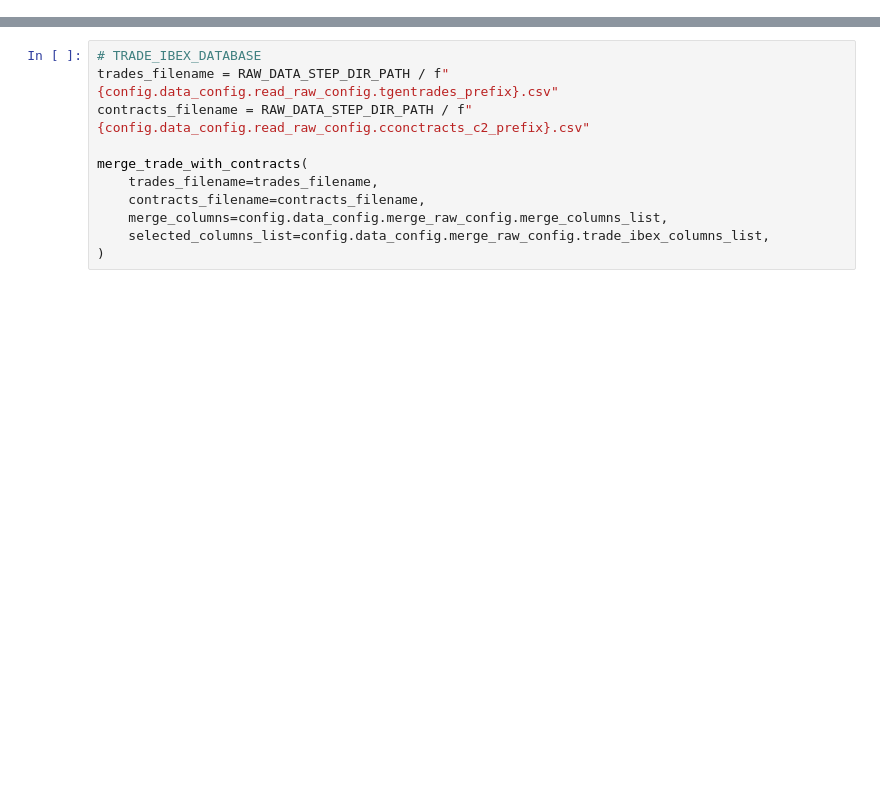
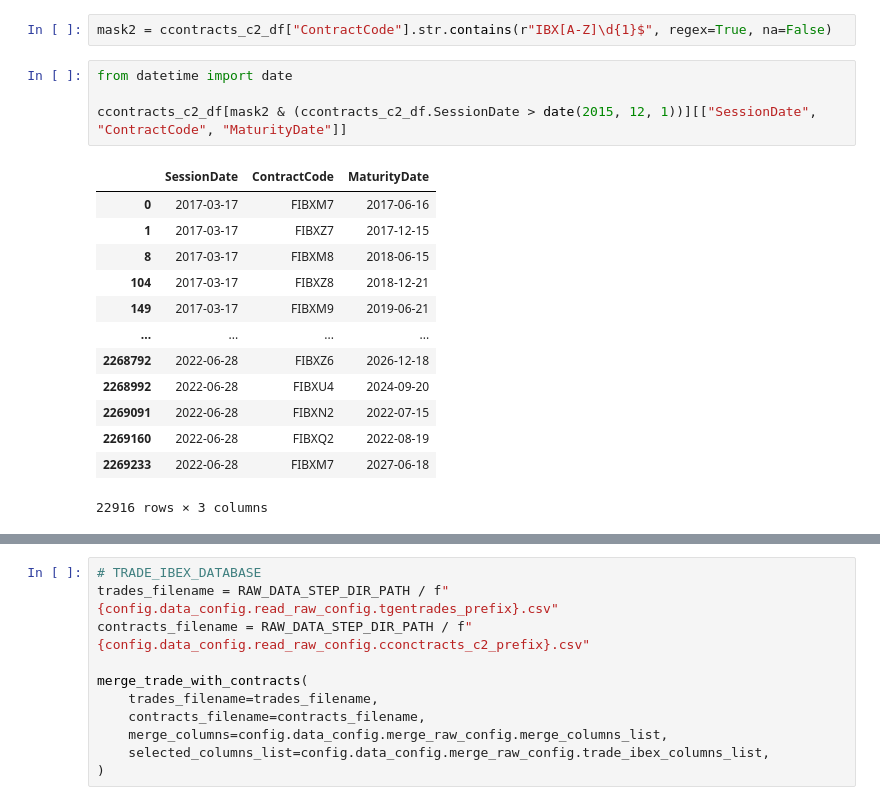
Before and after one commit to epiblasfunds/options-pricing, a Jupyter notebook: data.ipynb, the cells around one changed output, grey strips where cells are left out. Saved outputs shown, nothing was run; the diff lists cells and outputs as text; blank space fills up the shorter version.

```diff
--- a/data.ipynb
+++ b/data.ipynb
@@ -39,0 +84,20 @@ CContractsC2Handler().build_database(
+# %%
+mask2 = ccontracts_c2_df["ContractCode"].str.contains(r"IBX[A-Z]\d{1}$", regex=True, na=False)
+# %%
+from datetime import date
+
+ccontracts_c2_df[mask2 & (ccontracts_c2_df.SessionDate > date(2015, 12, 1))][["SessionDate", "ContractCode", "MaturityDate"]]
+# %% [output]
+|  | SessionDate | ContractCode | MaturityDate |
+| 0 | 2017-03-17 | FIBXM7 | 2017-06-16 |
+| 1 | 2017-03-17 | FIBXZ7 | 2017-12-15 |
+| 8 | 2017-03-17 | FIBXM8 | 2018-06-15 |
+| 104 | 2017-03-17 | FIBXZ8 | 2018-12-21 |
+| 149 | 2017-03-17 | FIBXM9 | 2019-06-21 |
+| ... | ... | ... | ... |
+| 2268792 | 2022-06-28 | FIBXZ6 | 2026-12-18 |
+| 2268992 | 2022-06-28 | FIBXU4 | 2024-09-20 |
+| 2269091 | 2022-06-28 | FIBXN2 | 2022-07-15 |
+| 2269160 | 2022-06-28 | FIBXQ2 | 2022-08-19 |
+| 2269233 | 2022-06-28 | FIBXM7 | 2027-06-18 |
+22916 rows × 3 columns
```
Also changed, not shown: parts of 12 cells of this notebook, 15 other files.
